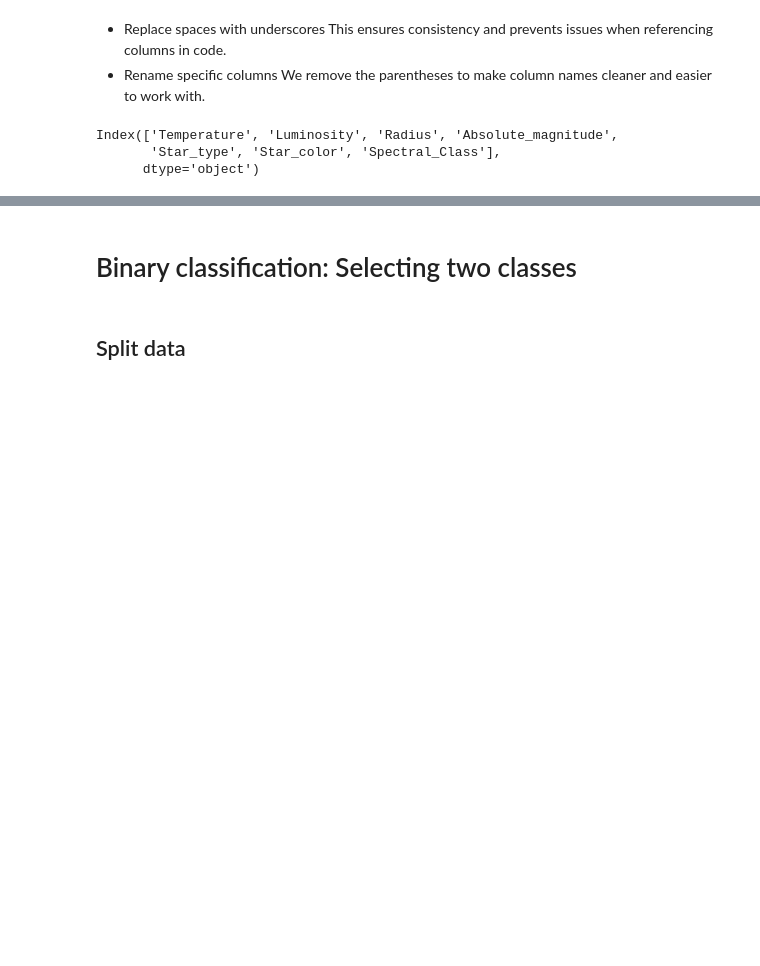
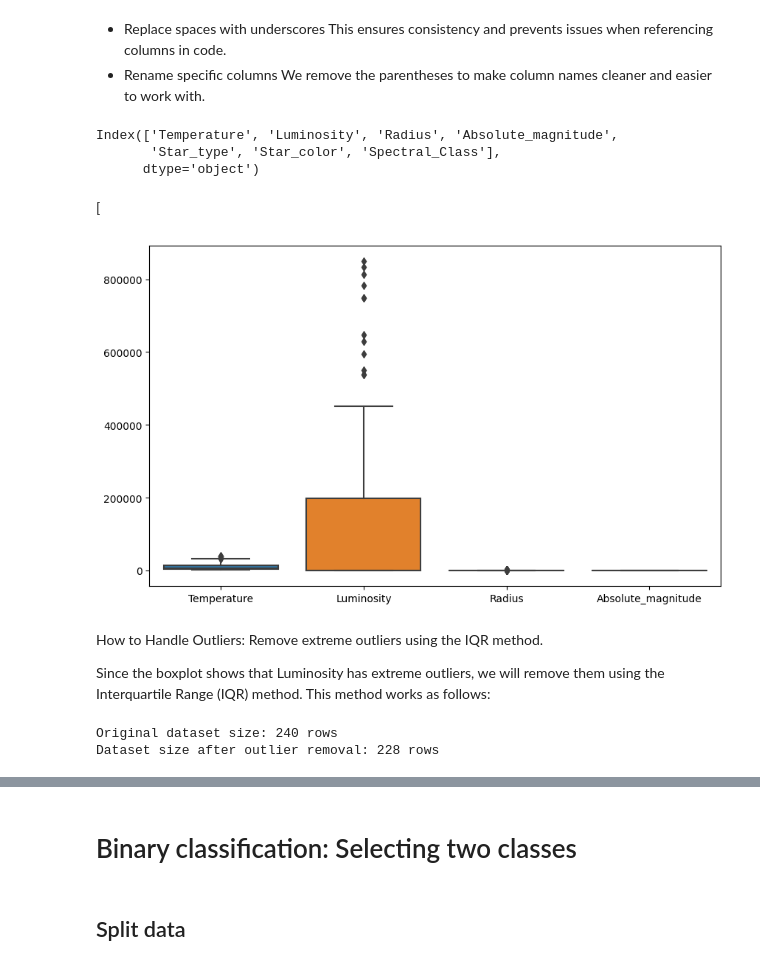
Before and after one commit to YassinTalhaoui/MA-Thesis-ML-Applied-to-stars, a Jupyter notebook: stars.ipynb, the cells around one changed output, grey strips where cells are left out. Cells and saved outputs as stored; diff of their text form; code cells hidden in the pictures; blank space fills up the shorter version.

```diff
--- a/stars.ipynb
+++ b/stars.ipynb
@@ -187,3 +188,45 @@ print(df.columns)
 Index(['Temperature', 'Luminosity', 'Radius', 'Absolute_magnitude',
        'Star_type', 'Star_color', 'Spectral_Class'],
       dtype='object')
+# %% [markdown]
+[
+# %%
+import seaborn as sns
+import matplotlib.pyplot as plt
+
+plt.figure(figsize=(10,6))
+sns.boxplot(data=df[['Temperature', 'Luminosity', 'Radius', 'Absolute_magnitude']])
+plt.show()
+# %% [output]
+[figure, added]
+# %% [markdown]
+How to Handle Outliers:
+Remove extreme outliers using the IQR method.
+
+Since the boxplot shows that Luminosity has extreme outliers, we will remove them using the Interquartile Range (IQR) method. This method works as follows:
+# %%
+import numpy as np
+
+# Define a function to remove outliers based on IQR
+def remove_outliers(df, column):
+    Q1 = df[column].quantile(0.25)
+    Q3 = df[column].quantile(0.75)
+    IQR = Q3 - Q1
+
+    # Define lower and upper bounds
+    lower_bound = Q1 - 1.5 * IQR
+    upper_bound = Q3 + 1.5 * IQR
+
+    # Filter the dataset
+    filtered_df = df[(df[column] >= lower_bound) & (df[column] <= upper_bound)]
+    return filtered_df
+
+# Remove outliers from Luminosity
+df_cleaned = remove_outliers(df, "Luminosity")
+
+# Print before and after removing outliers
+print(f"Original dataset size: {df.shape[0]} rows")
+print(f"Dataset size after outlier removal: {df_cleaned.shape[0]} rows")
+# %% [output]
+Original dataset size: 240 rows
+Dataset size after outlier removal: 228 rows
```
Also changed, not shown: parts of 6 cells of this notebook.
